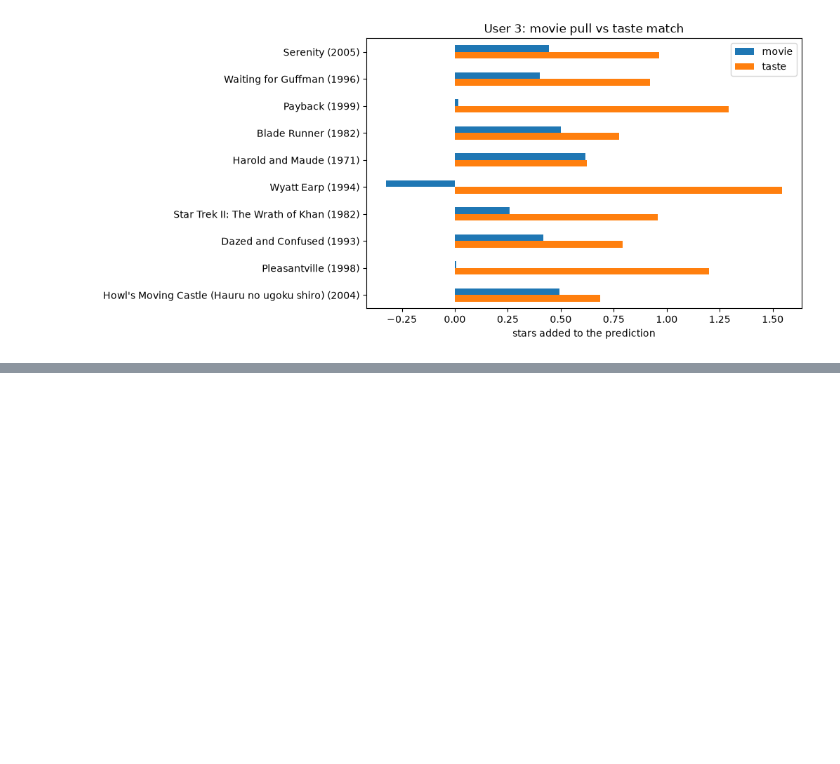
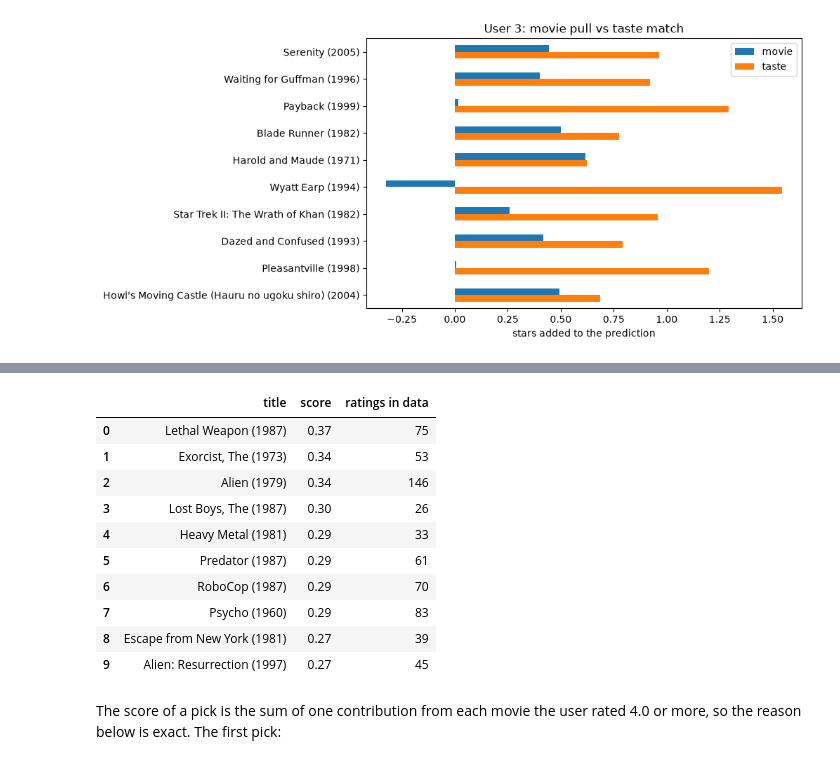
Before and after one commit to ckagias/movie-recommendation, a Jupyter notebook: notebooks/demo.ipynb, the cells around one changed output, grey strips where cells are left out. Drawn from its saved outputs; the diff is of its cells as text; code cells hidden in the pictures; blank space fills up the shorter version.

```diff
--- a/notebooks/demo.ipynb
+++ b/notebooks/demo.ipynb
@@ -139,0 +153,25 @@ plt.show()
+# %%
+als_picks = recommend_als(als_model, USER_ID, 10)
+
+als = pd.DataFrame(
+    {
+        "title": [title_of[movie_id] for movie_id, _, _ in als_picks],
+        "score": [round(score, 2) for _, _, score in als_picks],
+        "ratings in data": [n_ratings[movie_id] for movie_id, _, _ in als_picks],
+    }
+)
+als
+# %% [output]
+|  | title | score | ratings in data |
+| 0 | Lethal Weapon (1987) | 0.37 | 75 |
+| 1 | Exorcist, The (1973) | 0.34 | 53 |
+| 2 | Alien (1979) | 0.34 | 146 |
+| 3 | Lost Boys, The (1987) | 0.30 | 26 |
+| 4 | Heavy Metal (1981) | 0.29 | 33 |
+| 5 | Predator (1987) | 0.29 | 61 |
+| 6 | RoboCop (1987) | 0.29 | 70 |
+| 7 | Psycho (1960) | 0.29 | 83 |
+| 8 | Escape from New York (1981) | 0.27 | 39 |
+| 9 | Alien: Resurrection (1997) | 0.27 | 45 |
+# %% [markdown]
+The score of a pick is the sum of one contribution from each movie the user rated 4.0 or more, so the reason below is exact. The first pick:
```
Also changed, not shown: parts of 13 cells of this notebook, 8 other files.
